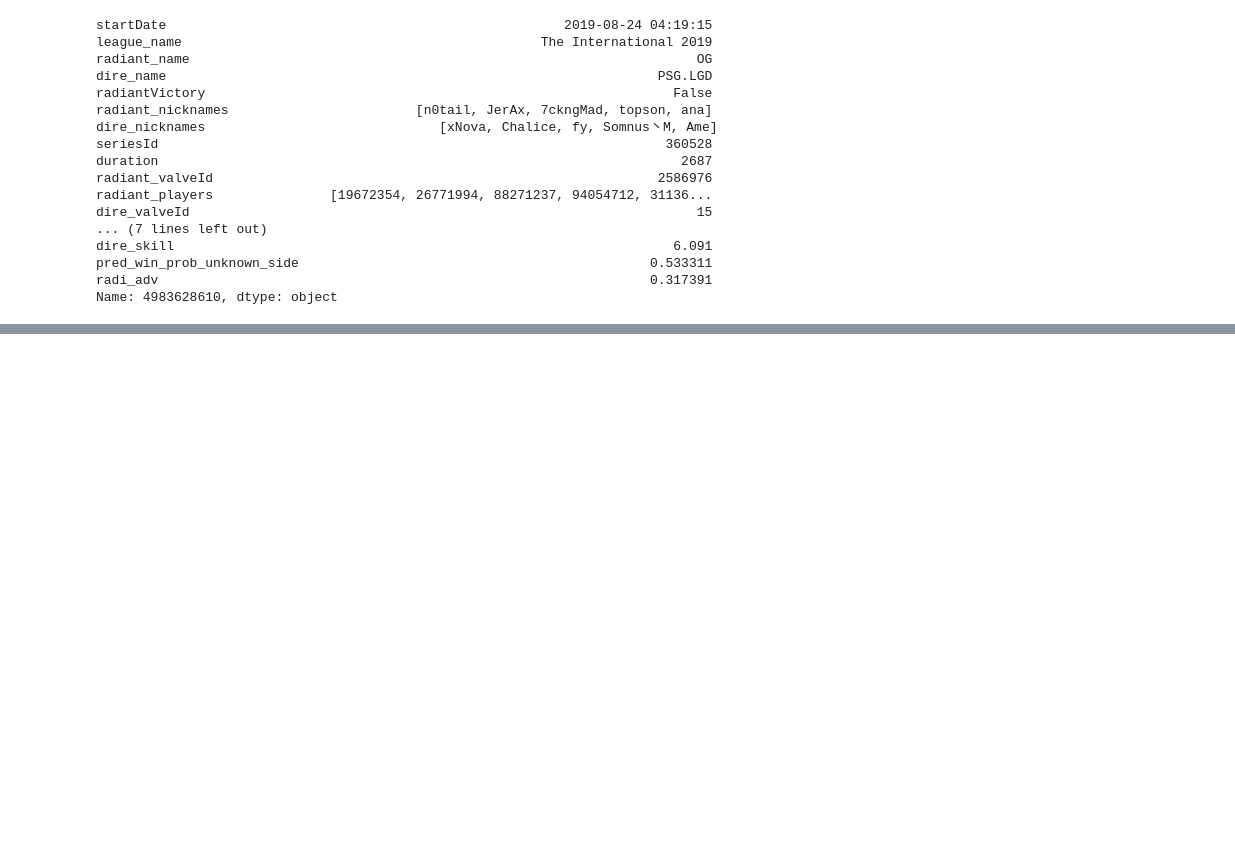
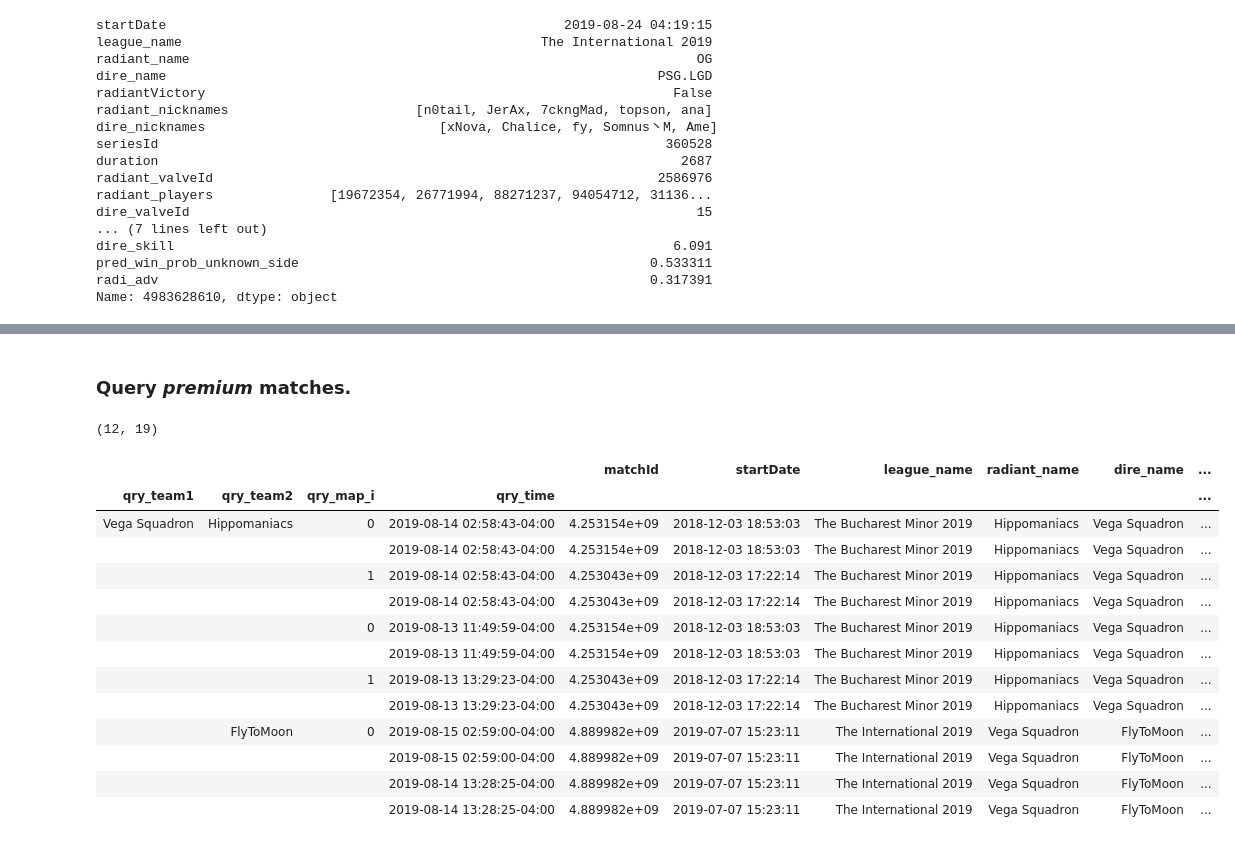
Before and after one commit to yl3/dota2, a Jupyter notebook: notebooks/2019-09-09.data_for_prof_matches.ipynb, the cells around one changed output, grey strips where cells are left out. Cells and saved outputs as stored; diff of their text form; code cells hidden in the pictures; blank space fills up the shorter version.

```diff
--- a/notebooks/2019-09-09.data_for_prof_matches.ipynb
+++ b/notebooks/2019-09-09.data_for_prof_matches.ipynb
@@ -359,0 +375,25 @@ Name: 4983628610, dtype: object
+# %% [markdown]
+### Query *premium* matches.
+# %%
+map_i = fl_f.Descr.str[0].astype(int) - 1
+matched = (prm_m.query_maps(fl_f_teams[0], fl_f_teams[1], map_i, fl_f.ClosD)
+           .dropna())
+with pd.option_context('max_rows', 12):
+    display(matched.shape)
+    display(matched)
+# %% [output]
+(12, 19)
+|  |  |  |  | matchId | startDate | league_name | radiant_name | dire_name | ... |
+| qry_team1 | qry_team2 | qry_map_i | qry_time |  |  |  |  |  | ... |
+| Vega Squadron | Hippomaniacs | 0 | 2019-08-14 02:58:43-04:00 | 4.253154e+09 | 2018-12-03 18:53:03 | The Bucharest Minor 2019 | Hippomaniacs | Vega Squadron | ... |
+|  |  |  | 2019-08-14 02:58:43-04:00 | 4.253154e+09 | 2018-12-03 18:53:03 | The Bucharest Minor 2019 | Hippomaniacs | Vega Squadron | ... |
+|  |  | 1 | 2019-08-14 02:58:43-04:00 | 4.253043e+09 | 2018-12-03 17:22:14 | The Bucharest Minor 2019 | Hippomaniacs | Vega Squadron | ... |
+|  |  |  | 2019-08-14 02:58:43-04:00 | 4.253043e+09 | 2018-12-03 17:22:14 | The Bucharest Minor 2019 | Hippomaniacs | Vega Squadron | ... |
+|  |  | 0 | 2019-08-13 11:49:59-04:00 | 4.253154e+09 | 2018-12-03 18:53:03 | The Bucharest Minor 2019 | Hippomaniacs | Vega Squadron | ... |
+|  |  |  | 2019-08-13 11:49:59-04:00 | 4.253154e+09 | 2018-12-03 18:53:03 | The Bucharest Minor 2019 | Hippomaniacs | Vega Squadron | ... |
+|  |  | 1 | 2019-08-13 13:29:23-04:00 | 4.253043e+09 | 2018-12-03 17:22:14 | The Bucharest Minor 2019 | Hippomaniacs | Vega Squadron | ... |
+|  |  |  | 2019-08-13 13:29:23-04:00 | 4.253043e+09 | 2018-12-03 17:22:14 | The Bucharest Minor 2019 | Hippomaniacs | Vega Squadron | ... |
+|  | FlyToMoon | 0 | 2019-08-15 02:59:00-04:00 | 4.889982e+09 | 2019-07-07 15:23:11 | The International 2019 | Vega Squadron | FlyToMoon | ... |
+|  |  |  | 2019-08-15 02:59:00-04:00 | 4.889982e+09 | 2019-07-07 15:23:11 | The International 2019 | Vega Squadron | FlyToMoon | ... |
+|  |  |  | 2019-08-14 13:28:25-04:00 | 4.889982e+09 | 2019-07-07 15:23:11 | The International 2019 | Vega Squadron | FlyToMoon | ... |
+|  |  |  | 2019-08-14 13:28:25-04:00 | 4.889982e+09 | 2019-07-07 15:23:11 | The International 2019 | Vega Squadron | FlyToMoon | ... |
```
Also changed, not shown: parts of 10 cells of this notebook, 3 other files.
